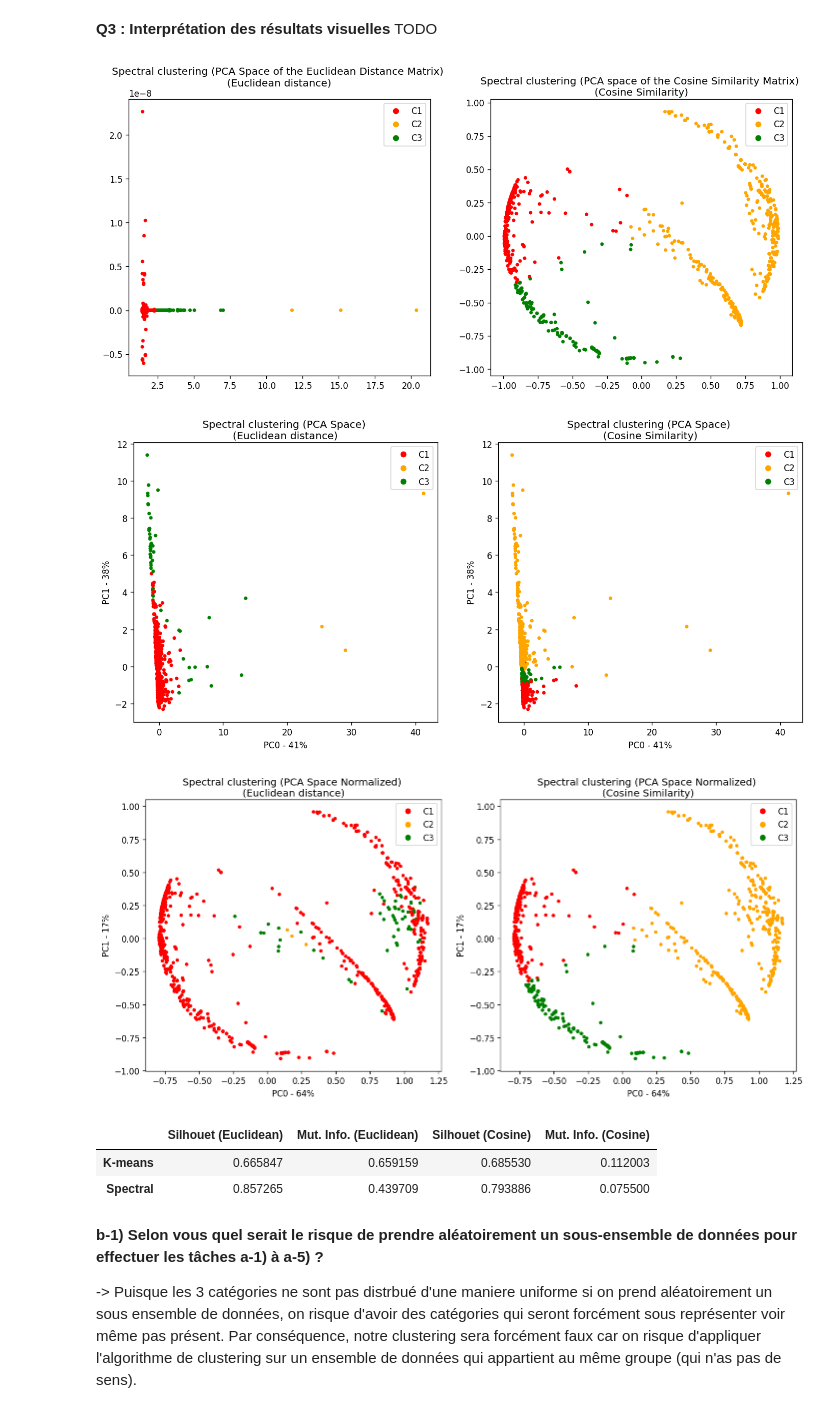
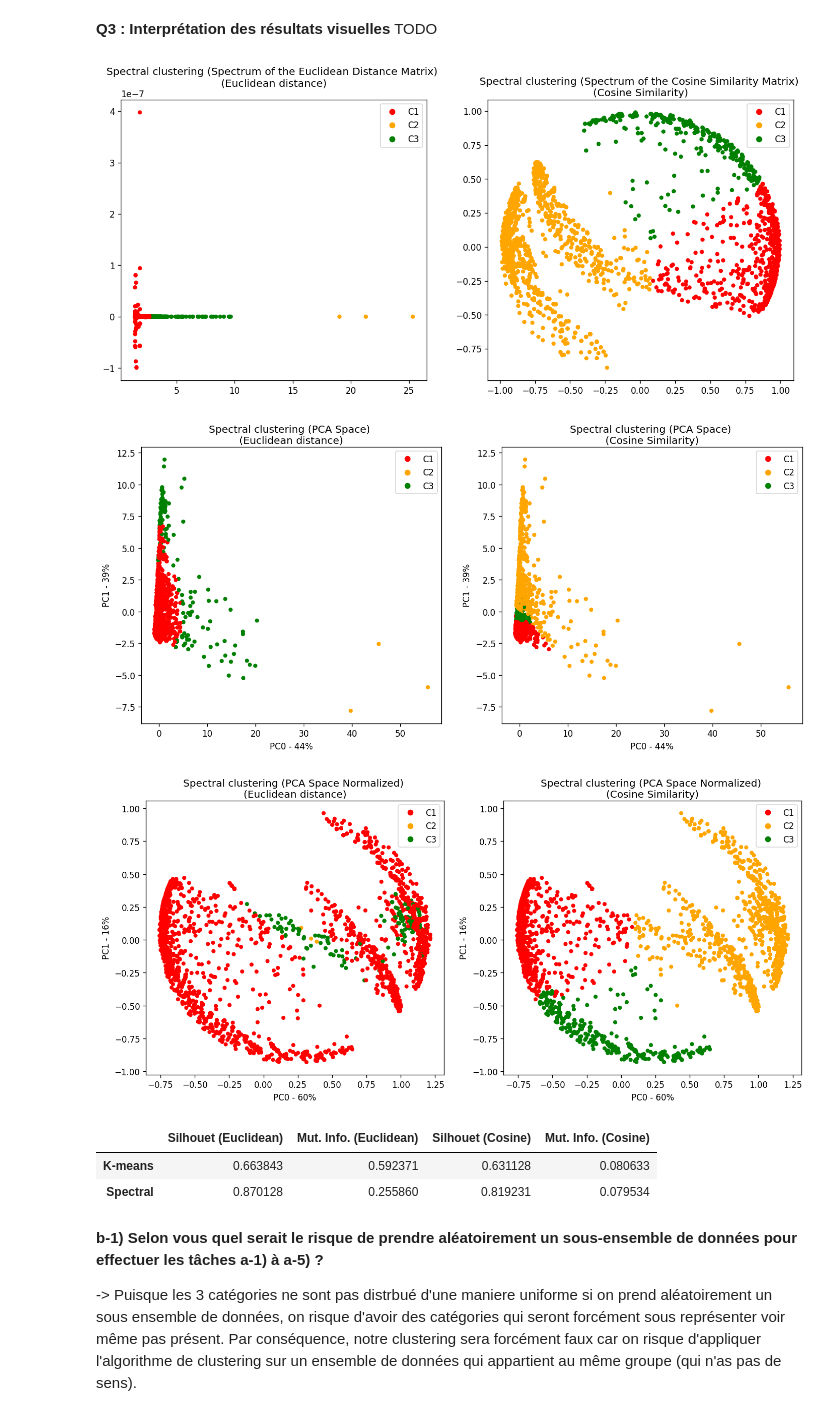
Before and after one commit to darhal/IFT799-DataScience, a Jupyter notebook: Lab2/tp2.ipynb, the cells around one changed output. Drawn from its saved outputs; the diff is of its cells as text; code cells hidden in the pictures.

```diff
--- a/Lab2/tp2.ipynb
+++ b/Lab2/tp2.ipynb
@@ -84,5 +84,5 @@ Different classes count :
 # %%
-BOOKS_SAMPLING_NB = 10000
+BOOKS_SAMPLING_NB = 3500
 BAYES_QUARTILE_OPT = 0.25
 colorsList = ["red", "orange", "green"]
 colors = ListedColormap(colorsList)
@@ -191,7 +191,7 @@ def scatterPlotHelper(plotData):
     fig, ax = plt.subplots(1, len(plotData), figsize=(14,6), dpi=120)
     for i in range(len(plotData)):
         if (plotData[i].axisLabels != []): ax[i].set(xlabel=plotData[i].axisLabels[0], ylabel=plotData[i].axisLabels[1])
-        scatter = ax[i].scatter(x=plotData[i].dataXY[0], y=plotData[i].dataXY[1], c=plotData[i].dataLabels, cmap=colors, s=10)
+        scatter = ax[i].scatter(x=plotData[i].dataXY[0], y=plotData[i].dataXY[1], c=plotData[i].dataLabels, cmap=colors, s=15)
         ax[i].legend(handles=scatter.legend_elements(num=3)[0], labels=CLASSES)
         ax[i].set_title(plotData[i].title, loc='center', wrap=True)
     plt.show()
@@ -323,9 +323,6 @@ TODO
 # %%
 # Q4
 def spectralClustering(booksData, distFunc):
-    eucli = lambda x, y: np.linalg.norm(x-y)
-    cosSim = lambda x, y: (x @ y.T) / (np.linalg.norm(x) * np.linalg.norm(y))
-    funcMap = {"euclidean": eucli, "cosine": cosSim}
     # Standardize data before doing kmeans :
     data = (booksData - booksData.mean()) / booksData.std()
     # https://docs.scipy.org/doc/scipy/reference/generated/scipy.spatial.distance.pdist.html
@@ -349,13 +346,13 @@ def displaySpectralClustering(booksData, kmeansEucli, kmeansCos, kmeansEucliNorm
         inputData=eucliCoords,
         dataXY=(eucliCoords[:,0],eucliCoords[:,1]),
         dataLabels=spectralEucliOutput.labels_,
-        title="Spectral clustering (PCA Space of the Euclidean Distance Matrix) \n(Euclidean distance)"
+        title="Spectral clustering (Spectrum of the Euclidean Distance Matrix) \n(Euclidean distance)"
     )
     spectralCos = PlotData(
         inputData=cosCoords,
         dataXY=(cosCoords[:,0],cosCoords[:,1]),
         dataLabels=spectralCosOutput.labels_,
-        title="Spectral clustering (PCA space of the Cosine Similarity Matrix) \n(Cosine Similarity)"
+        title="Spectral clustering (Spectrum of the Cosine Similarity Matrix) \n(Cosine Similarity)"
     )
     scatterPlotHelper([spectralEucli, spectralCos])
     spectralEucliPCASpace = PlotData(
@@ -371,36 +368,36 @@ def displaySpectralClustering(booksData, kmeansEucli, kmeansCos, kmeansEucliNorm
         dataLabels=spectralCosOutput.labels_,
         title="Spectral clustering (PCA Space) \n(Cosine Similarity)",
         axisLabels=kmeansCos.axisLabels
     )
     scatterPlotHelper([spectralEucliPCASpace, spectralCosPCASpace])
     spectralEucliPCASpaceNorm = PlotData(
         inputData=eucliCoords,
         dataXY=kmeansEucliNorm.dataXY,
         dataLabels=spectralEucliOutput.labels_,
         title="Spectral clustering (PCA Space Normalized) \n(Euclidean distance)",
         axisLabels=kmeansEucliNorm.axisLabels
     )
     spectralCosPCASpaceNorm = PlotData(
         inputData=cosCoords,
         dataXY=kmeansCosNorm.dataXY,
         dataLabels=spectralCosOutput.labels_,
         title="Spectral clustering (PCA Space Normalized) \n(Cosine Similarity)",
         axisLabels=kmeansCosNorm.axisLabels
     )
     scatterPlotHelper([spectralEucliPCASpaceNorm, spectralCosPCASpaceNorm])
     return spectralEucli, spectralCos, spectralEucliPCASpace, spectralCosPCASpace, spectralEucliPCASpaceNorm, spectralCosPCASpaceNorm
 
 spectralEucli, spectralCos, spectralEucliPCASpace, spectralCosPCASpace, spectralEucliPCASpaceNorm, spectralCosPCASpaceNorm = displaySpectralClustering(
     pdBooksFeatures[CRITERIAS],
     kmeansEucli,
     kmeansCos,
     kmeansEucliNorm,
     kmeansCosNorm
 )
 # %% [output]
-[figure, old version]
+[figure, new version]
-[figure, old version]
+[figure, new version]
-[figure, old version]
+[figure, new version]
 # %%
 # Q5
 def getAccuracyMatrix(pdBooksFeatures, kmeansEucli, kmeansCos, spectralEucli, spectralCos):
@@ -443,8 +440,8 @@ _ = displayAccuracyMatrix(
 )
 # %% [output]
 |  | Silhouet (Euclidean) | Mut. Info. (Euclidean) | Silhouet (Cosine) | Mut. Info. (Cosine) |
-| K-means | 0.665847 | 0.659159 | 0.685530 | 0.112003 |
-| Spectral | 0.857265 | 0.439709 | 0.793886 | 0.075500 |
+| K-means | 0.663843 | 0.592371 | 0.631128 | 0.080633 |
+| Spectral | 0.870128 | 0.255860 | 0.819231 | 0.079534 |
 # %% [markdown]
 **b-1) Selon vous quel serait le risque de prendre aléatoirement un sous-ensemble de données pour effectuer les tâches a-1) à a-5) ?**
 
```
Also changed, not shown: parts of 5 cells of this notebook.
